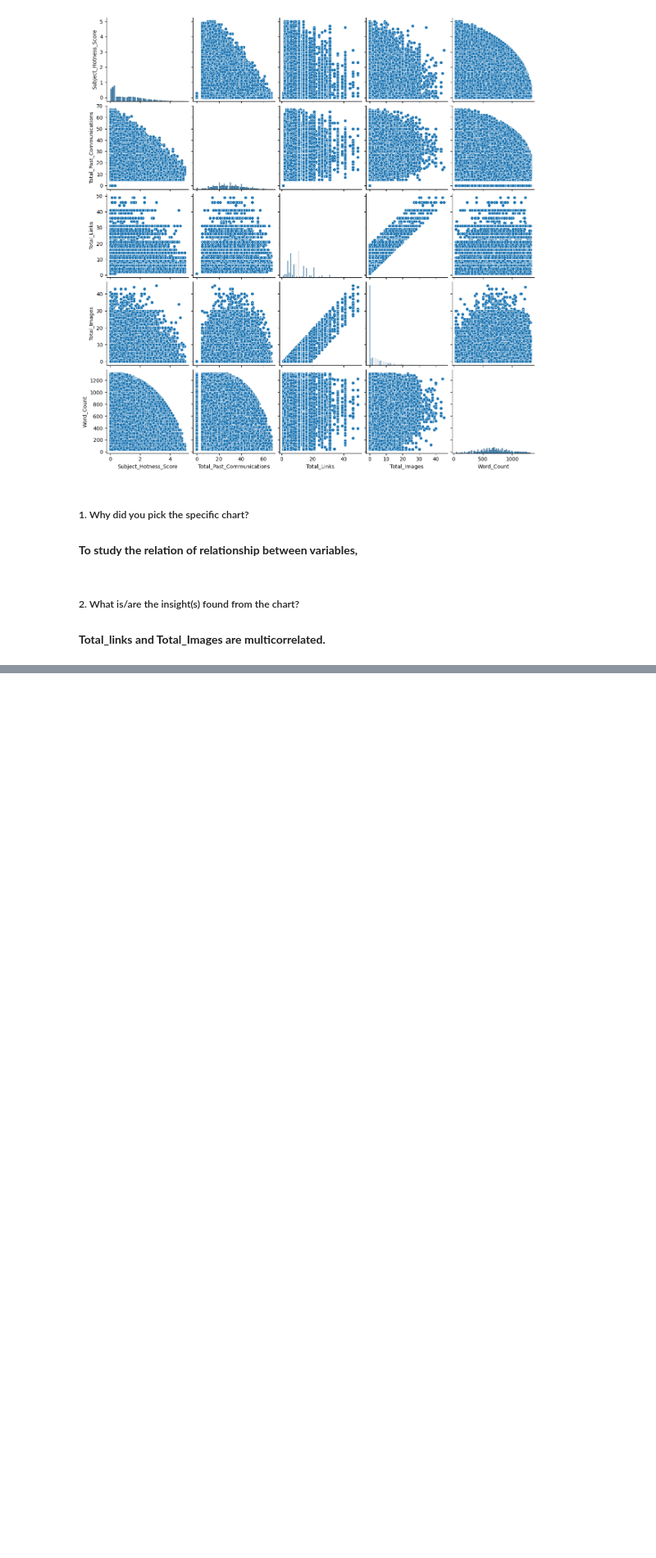
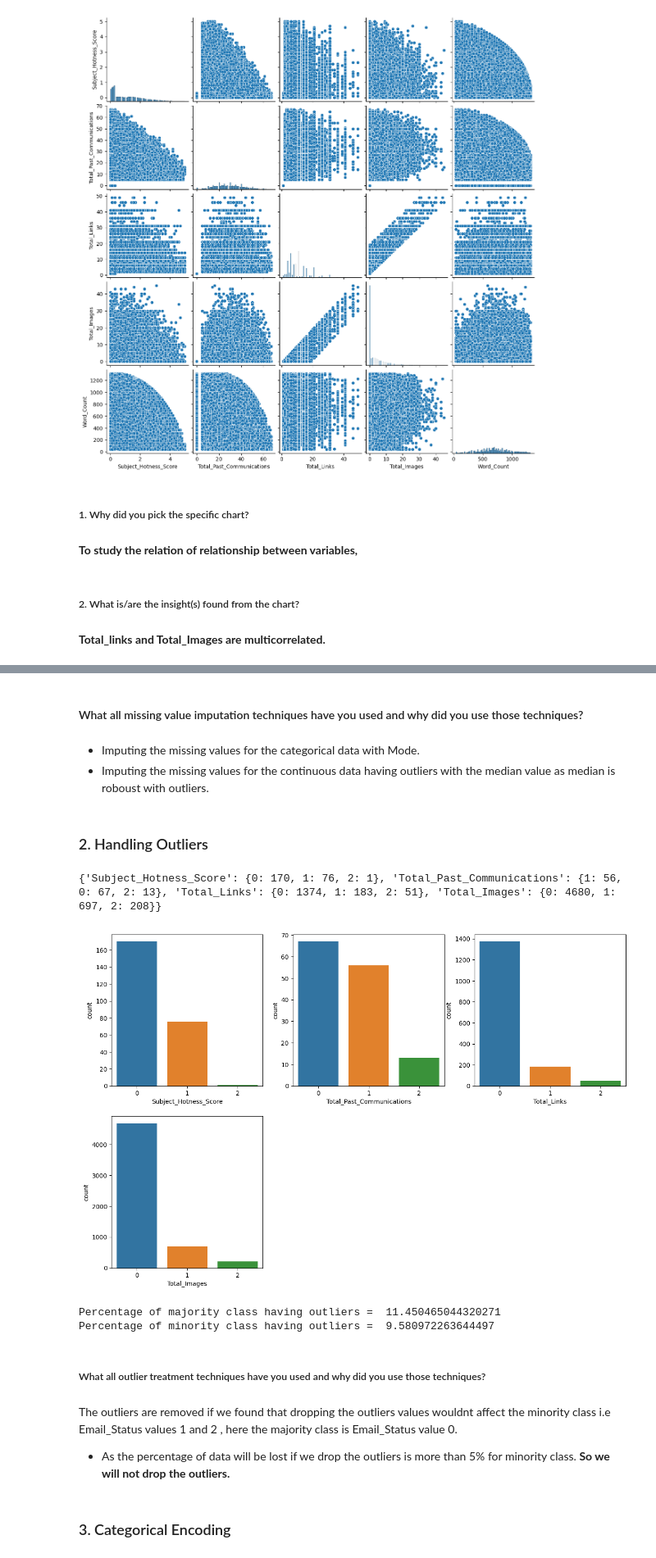
Before and after one commit to dil150898/Email-Campaign-Effectiveness-Prediction, a Jupyter notebook: dil_khush_Email_Campaign_Effectiveness_Prediction_.ipynb, the cells around one changed output, grey strips where cells are left out. Shown at 82% size. Cells and saved outputs as stored; diff of their text form; code cells hidden in the pictures; blank space fills up the shorter version.

```diff
--- a/dil_khush_Email_Campaign_Effectiveness_Prediction_.ipynb
+++ b/dil_khush_Email_Campaign_Effectiveness_Prediction_.ipynb
@@ -755,0 +771,8 @@ sns.pairplot(df_num)
+# %%
+df.drop('Customer_Location',inplace=True,axis=1)
+# %%
+# Handling Missing Values & Missing Value Imputation
+df['Total_Links'].fillna(df['Total_Links'].mode()[0],inplace=True)
+df['Total_Images'].fillna(df['Total_Images'].mode()[0],inplace=True)
+df['Total_Past_Communications'].fillna(df['Total_Past_Communications'].median(),inplace=True)
+df.isnull().sum()
@@ -755,0 +791,66 @@ sns.pairplot(df_num)
+# %% [markdown]
+#### What all missing value imputation techniques have you used and why did you use those techniques?
+# %% [markdown]
+*  Imputing the missing values for the categorical data with Mode.
+*  Imputing the missing values for the continuous data having outliers with the median value as median is roboust with outliers.
+# %% [markdown]
+### 2. Handling Outliers
+# %%
+# Handling Outliers & Outlier treatments
+
+col_to_treat=['Subject_Hotness_Score','Total_Past_Communications','Total_Links','Total_Images']
+
+fig = plt.figure(figsize = (15,10))
+idx = 1
+
+d={}
+#iterating through each column which have outliers
+for x in [y for y in col_to_treat]:
+    #Finding Quartile
+    Q3,Q1 = np.percentile(df.loc[:,x],[75,25])
+    #Calculating Inter Quartile Range
+    IQR = Q3-Q1
+    #Fixing Boundaries for outliers
+    max = Q3+(1.5*IQR)
+    min = Q1-(1.5*IQR)
+
+    #list y to store email_status of only outliers
+    y=[]
+    y=df.loc[df[x] < min]['Email_Status'].tolist()
+    y.append(df.loc[df[x] > max]['Email_Status'].tolist())
+    d[x]={}
+    for i in y[0]:
+      d[x][i] = d[x].get(i,0) + 1
+    ax1 = fig.add_subplot(2,3,idx)
+    sns.countplot(y[0],ax=ax1)
+    plt.xlabel(x)
+    idx = idx +1
+print(d)
+# %% [output]
+{'Subject_Hotness_Score': {0: 170, 1: 76, 2: 1}, 'Total_Past_Communications': {1: 56, 0: 67, 2: 13}, 'Total_Links': {0: 1374, 1: 183, 2: 51}, 'Total_Images': {0: 4680, 1: 697, 2: 208}}
+[figure, added]
+# %%
+minority_sum=0
+majority_sum=0
+for col in col_to_treat:
+  minority_sum+=d[col][1]
+  minority_sum+=d[col][2]
+  majority_sum+=d[col][0]
+
+total_for_1=df.groupby('Email_Status').count()['Email_Type'][1]
+total_for_2=df.groupby('Email_Status').count()['Email_Type'][2]
+
+total_for_minor=total_for_1+ total_for_2
+total_for_majority=df.groupby('Email_Status').count()['Email_Type'][0]
+print("Percentage of majority class having outliers = ",100*majority_sum/total_for_majority)
+print("Percentage of minority class having outliers = ",100*minority_sum/total_for_minor)
+# %% [output]
+Percentage of majority class having outliers =  11.450465044320271
+Percentage of minority class having outliers =  9.580972263644497
+# %% [markdown]
+##### What all outlier treatment techniques have you used and why did you use those techniques?
+# %% [markdown]
+The outliers are removed if we found that dropping the outliers values wouldnt affect the minority class i.e Email_Status values 1 and 2 , here the majority class is Email_Status value 0.
+*  As the percentage of data will be lost if we drop the outliers is more than 5% for minority class. **So we will not drop the outliers.**
+# %% [markdown]
+### 3. Categorical Encoding
```
Also changed, not shown: parts of 47 cells of this notebook.
